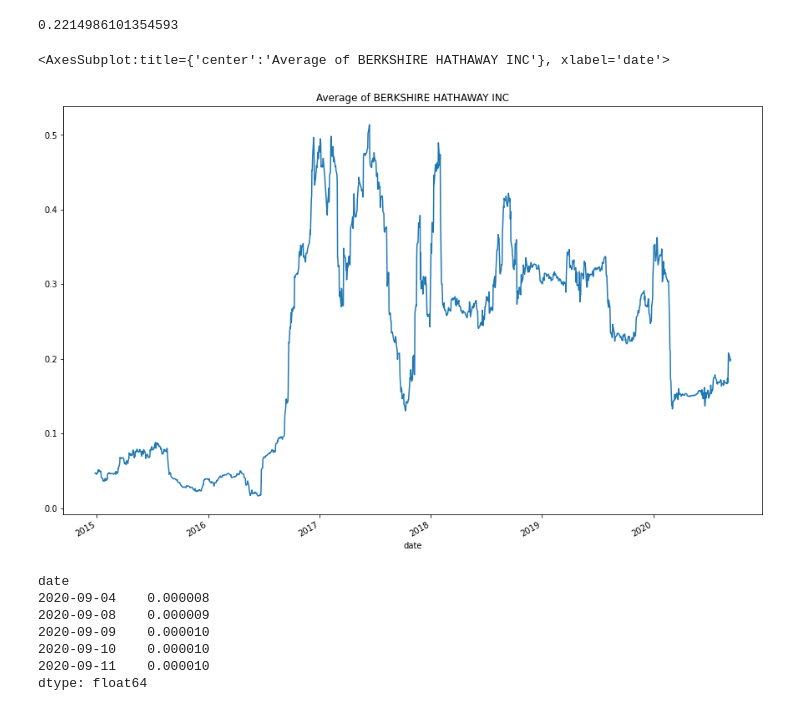
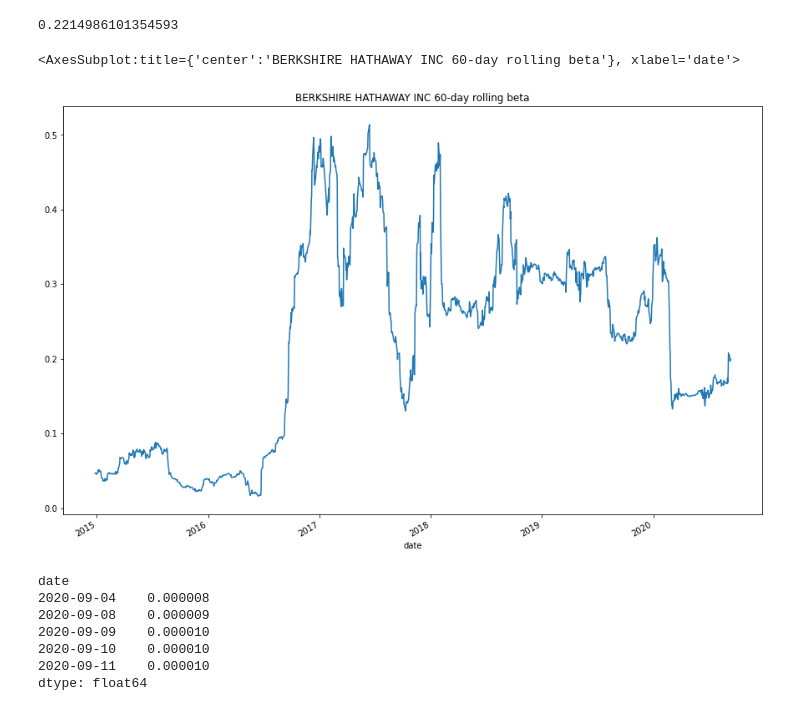
Before and after one commit to nayananarayananp/Portfolios_Analysis, a Jupyter notebook: risk_return_analysis.ipynb, the cells around one changed output. Drawn from its saved outputs; the diff is of its cells as text; code cells hidden in the pictures.

```diff
--- a/risk_return_analysis.ipynb
+++ b/risk_return_analysis.ipynb
@@ -449,10 +449,10 @@ Berkshire_mean
 # %%
 # Plot the rolling beta
 # Include a title parameter and adjust the figure size
-Berkshire_beta.plot(figsize=(15,10), title='Average of BERKSHIRE HATHAWAY INC', fontsize=10)
+Berkshire_beta.plot(figsize=(15,10), title='BERKSHIRE HATHAWAY INC 60-day rolling beta', fontsize=10)
 # %% [output]
-<AxesSubplot:title={'center':'Average of BERKSHIRE HATHAWAY INC'}, xlabel='date'>
+<AxesSubplot:title={'center':'BERKSHIRE HATHAWAY INC 60-day rolling beta'}, xlabel='date'>
-[figure, old version]
+[figure, new version]
 # %%
 ##### Portfolio 2 - Step 1: Using the 60-day rolling window, the daily return data, and the S&P 500 returns, calculate the covariance. Review the last five rows of the covariance of the portfolio.
 # %%
```
Also changed, not shown: parts of 2 cells of this notebook.
